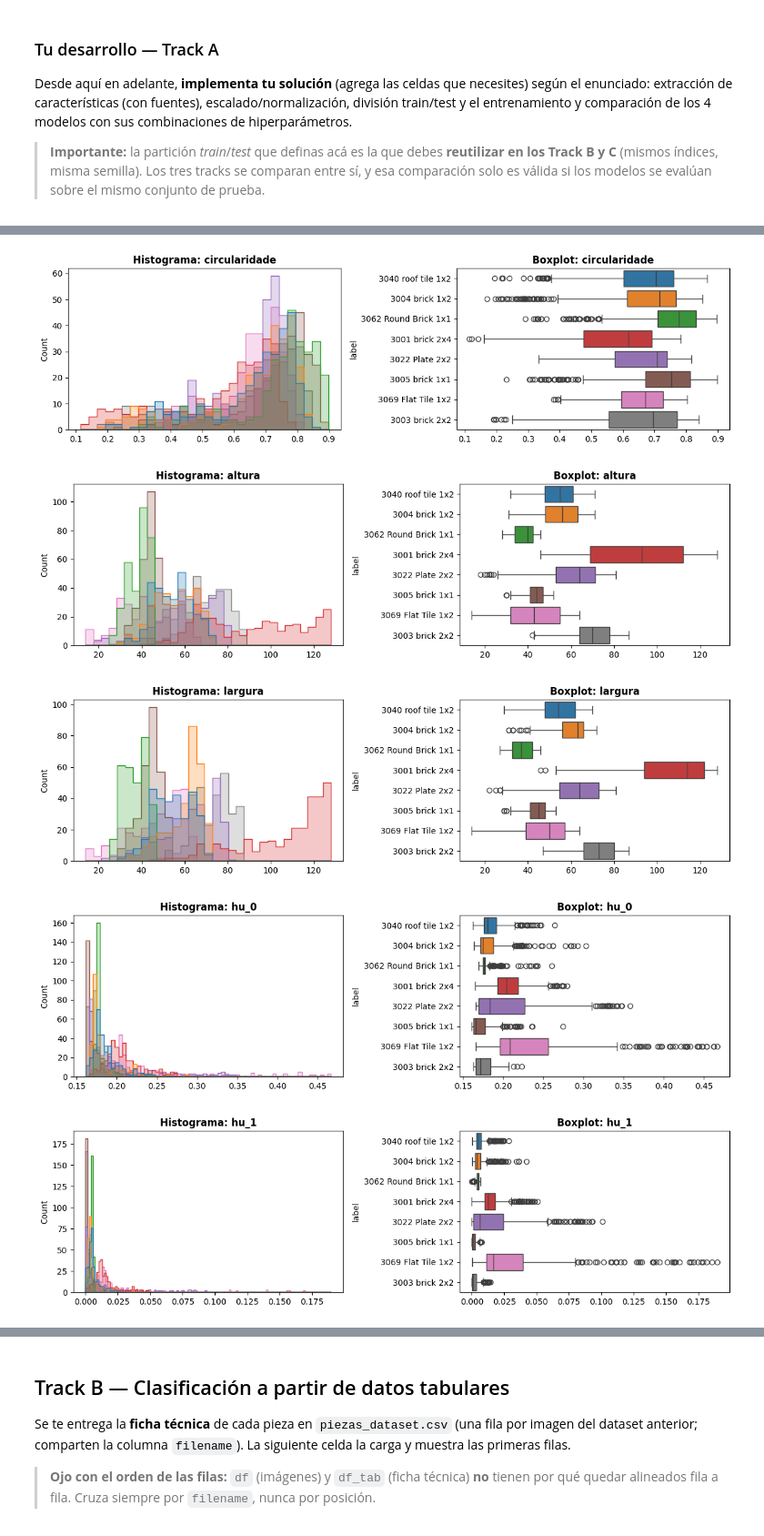
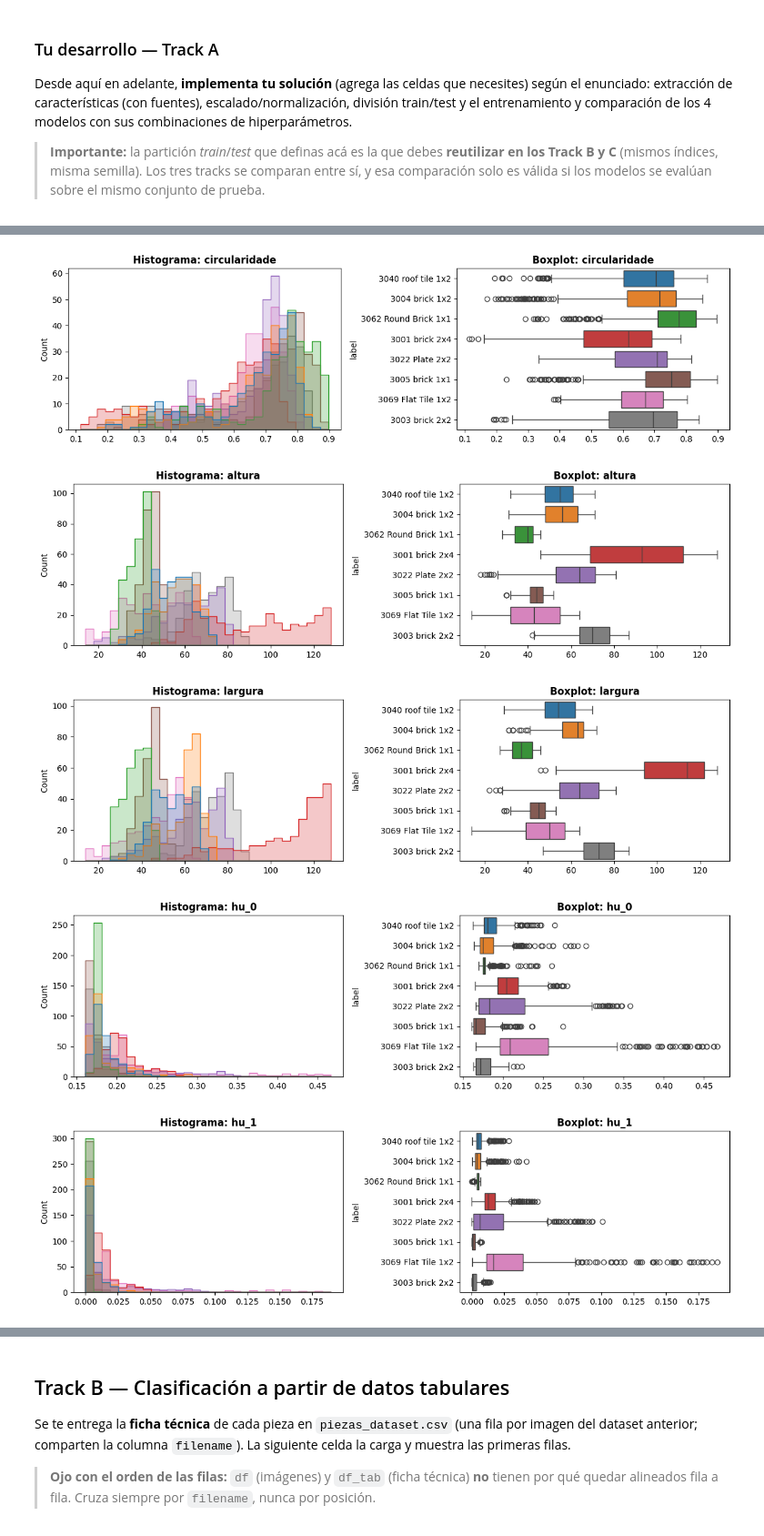
Before and after one commit to gdconstantino2/Arduino, a Jupyter notebook: T1_Clasificación.ipynb, the cells around one changed output, grey strips where cells are left out. Shown at 91% size. Cells and saved outputs as stored; diff of their text form; code cells hidden in the pictures.

```diff
--- a/T1_Clasificación.ipynb
+++ b/T1_Clasificación.ipynb
@@ -252,17 +252,19 @@ caracteristicas = [
     'hu_5',
     'hu_6'
 ]
+df_csv = pd.read_csv("features_separadas.csv")
 
-# Itera sobre cada característica, criando e destruindo a figura individualmente
+
 for feat in caracteristicas:
-    # Figura pequena dedicada apenas à característica atual (1 linha, 2 colunas)
+
     fig, axes = plt.subplots(1, 2, figsize=(12, 3.5))
 
     # 1. Histograma (Esquerda)
     sns.histplot(
-        data=df_final,
+        data=df_csv,
         x=feat,
         hue='label',
+        bins = 30,
         kde=False,  # Altere para True se o dataset for pequeno/médio
         element='step',
         common_norm=False,
@@ -277,7 +279,7 @@ for feat in caracteristicas:
 
     # 2. Boxplot (Direita)
     sns.boxplot(
-        data=df_final,
+        data=df_csv,
         x=feat,
         y='label',
         hue='label',
@@ -297,5 +299,5 @@ for feat in caracteristicas:
 [figure]
-[figure, old version]
+[figure, new version]
-[figure, old version]
+[figure, new version]
-[figure, old version]
+[figure, new version]
-[figure, old version]
+[figure, new version]
```
Also changed, not shown: parts of 7 cells of this notebook.
